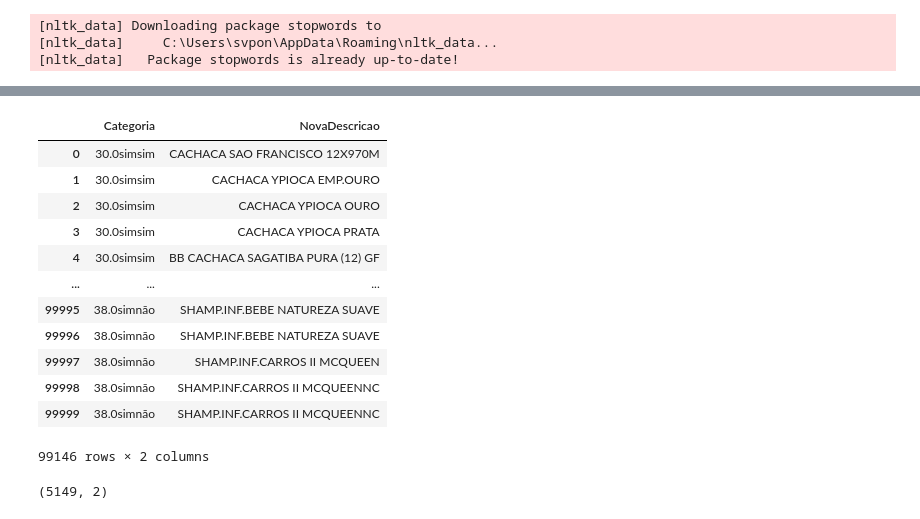
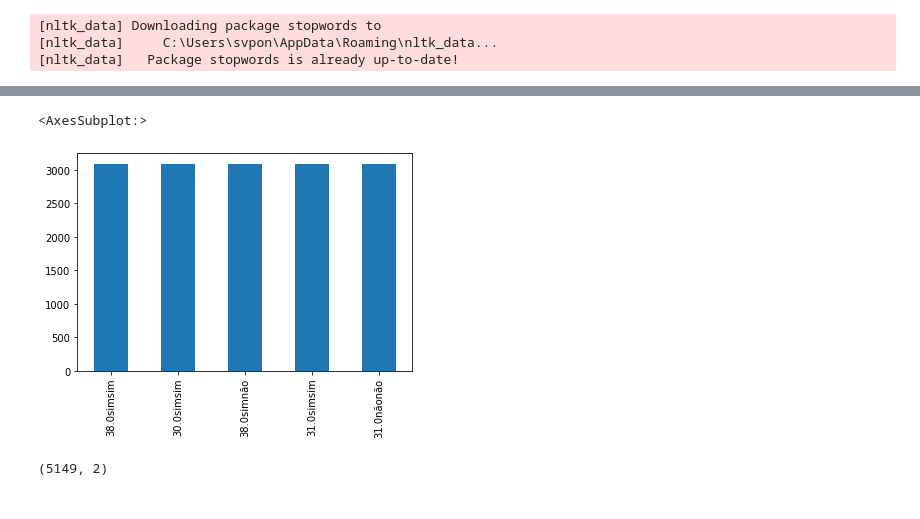
Before and after one commit to svponte/mdm, a Jupyter notebook: sentimento.ipynb, the cells around one changed output, grey strips where cells are left out. Cells and saved outputs as stored; diff of their text form; code cells hidden in the pictures.

```diff
--- a/sentimento.ipynb
+++ b/sentimento.ipynb
@@ -19,22 +21,6 @@ dfNotas = dfNotas.drop(columns=['Remetente'])
 # %%
 # Separa os contadores
 count_class_0, count_class_1, count_class_2, count_class_3, count_class_4 = dfNotas['Categoria'].value_counts()
-# %%
-dfNotas
-# %% [output]
-|  | Categoria | NovaDescricao |
-| 0 | 30.0simsim | CACHACA SAO FRANCISCO 12X970M |
-| 1 | 30.0simsim | CACHACA YPIOCA EMP.OURO |
-| 2 | 30.0simsim | CACHACA YPIOCA OURO |
-| 3 | 30.0simsim | CACHACA YPIOCA PRATA |
-| 4 | 30.0simsim | BB CACHACA SAGATIBA PURA (12) GF |
-| ... | ... | ... |
-| 99995 | 38.0simnão | SHAMP.INF.BEBE NATUREZA SUAVE |
-| 99996 | 38.0simnão | SHAMP.INF.BEBE NATUREZA SUAVE |
-| 99997 | 38.0simnão | SHAMP.INF.CARROS II MCQUEEN |
-| 99998 | 38.0simnão | SHAMP.INF.CARROS II MCQUEENNC |
-| 99999 | 38.0simnão | SHAMP.INF.CARROS II MCQUEENNC |
-99146 rows × 2 columns
 # %%
 # Divide datasets por classes
 
@@ -56,6 +42,12 @@ df_class_4 = df_class_4.sample(MaxSize, replace=True)
 
 # Agrupa novamente
 dfAjustado = pd.concat([df_class_0, df_class_1, df_class_2, df_class_3, df_class_4], axis=0)
+# %%
+%matplotlib inline
+dfAjustado['Categoria'].value_counts().plot.bar()
+# %% [output]
+<AxesSubplot:>
+[figure, added]
 # %%
 dfAjustado = dfAjustado.sample(frac=1).reset_index(drop=True)
 base_treino = dfAjustado.iloc[:10300,:]
```
Also changed, not shown: parts of 17 cells of this notebook, 2 other files.
